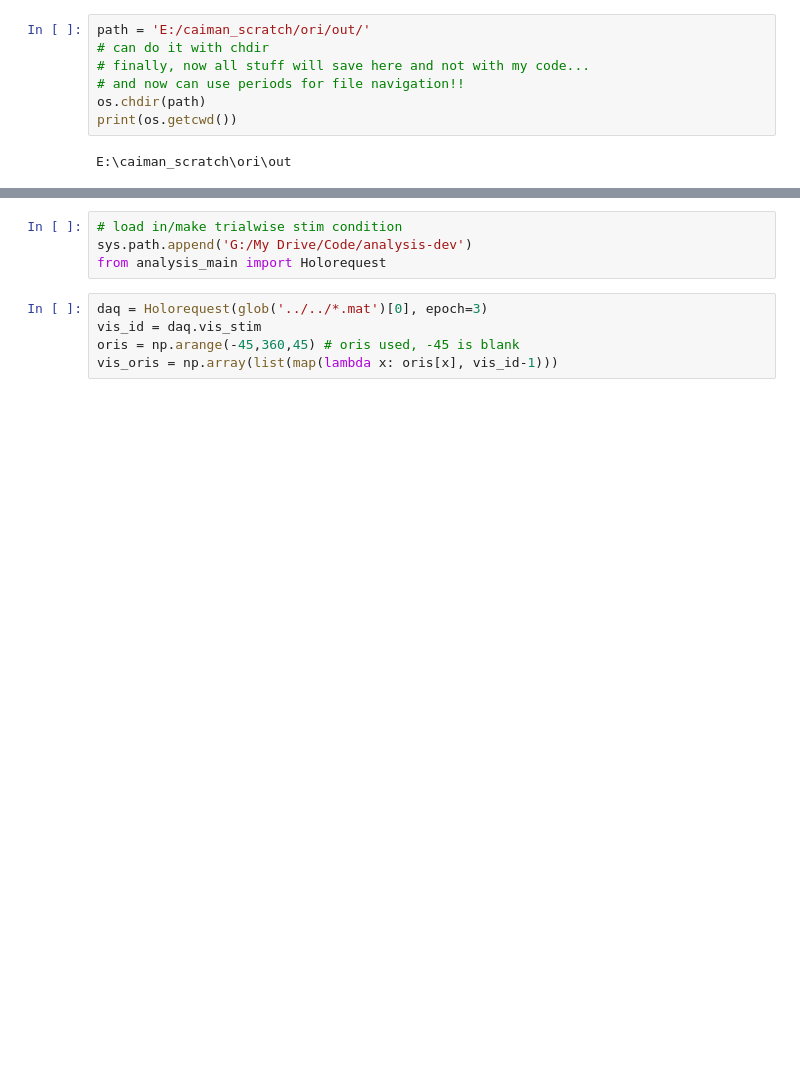
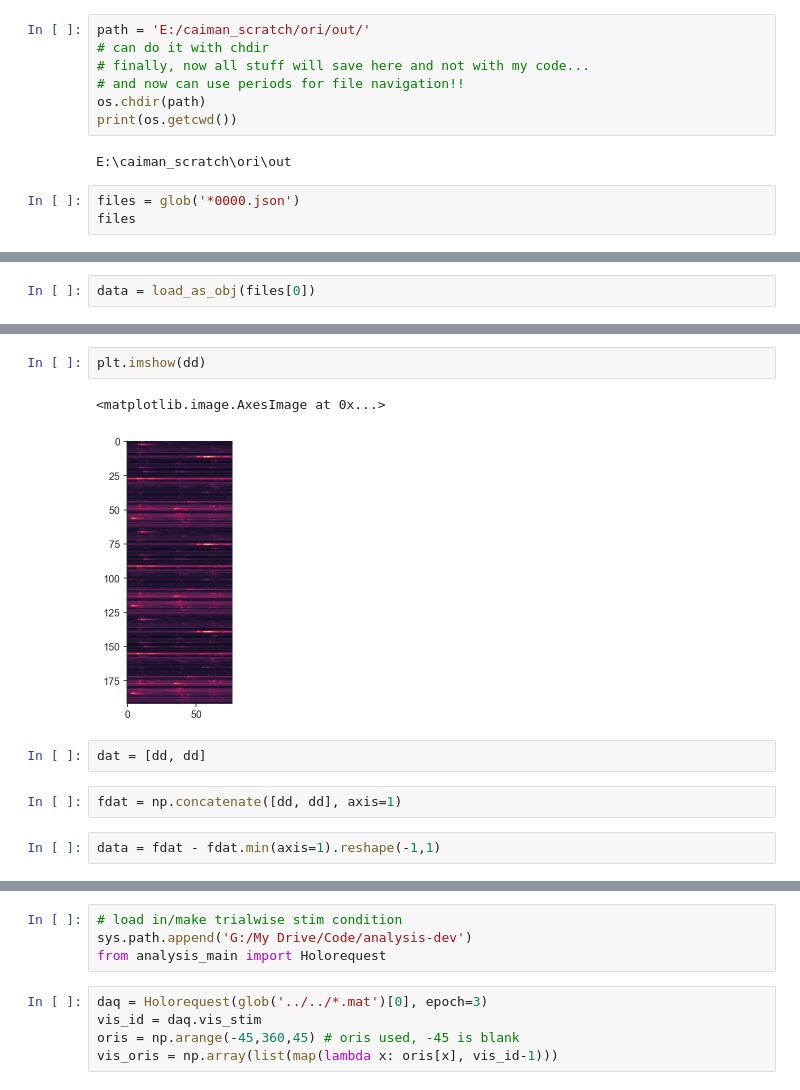
Before and after one commit to willyh101/caiman_online, a Jupyter notebook: final analysis tests.ipynb, the cells around one changed output, grey strips where cells are left out. Saved outputs shown, nothing was run; the diff lists cells and outputs as text; blank space fills up the shorter version.

```diff
--- a/final analysis tests.ipynb
+++ b/final analysis tests.ipynb
@@ -51,3 +54,6 @@ os.chdir(path)
 print(os.getcwd())
 # %% [output]
 E:\caiman_scratch\ori\out
+# %%
+files = glob('*0000.json')
+files
@@ -53,0 +68,2 @@ E:\caiman_scratch\ori\out
+# %%
+data = load_as_obj(files[0])
@@ -53,0 +134,11 @@ E:\caiman_scratch\ori\out
+# %%
+plt.imshow(dd)
+# %% [output]
+<matplotlib.image.AxesImage at 0x...>
+[figure, added]
+# %%
+dat = [dd, dd]
+# %%
+fdat = np.concatenate([dd, dd], axis=1)
+# %%
+data = fdat - fdat.min(axis=1).reshape(-1,1)
```
Also changed, not shown: parts of 23 cells of this notebook.
